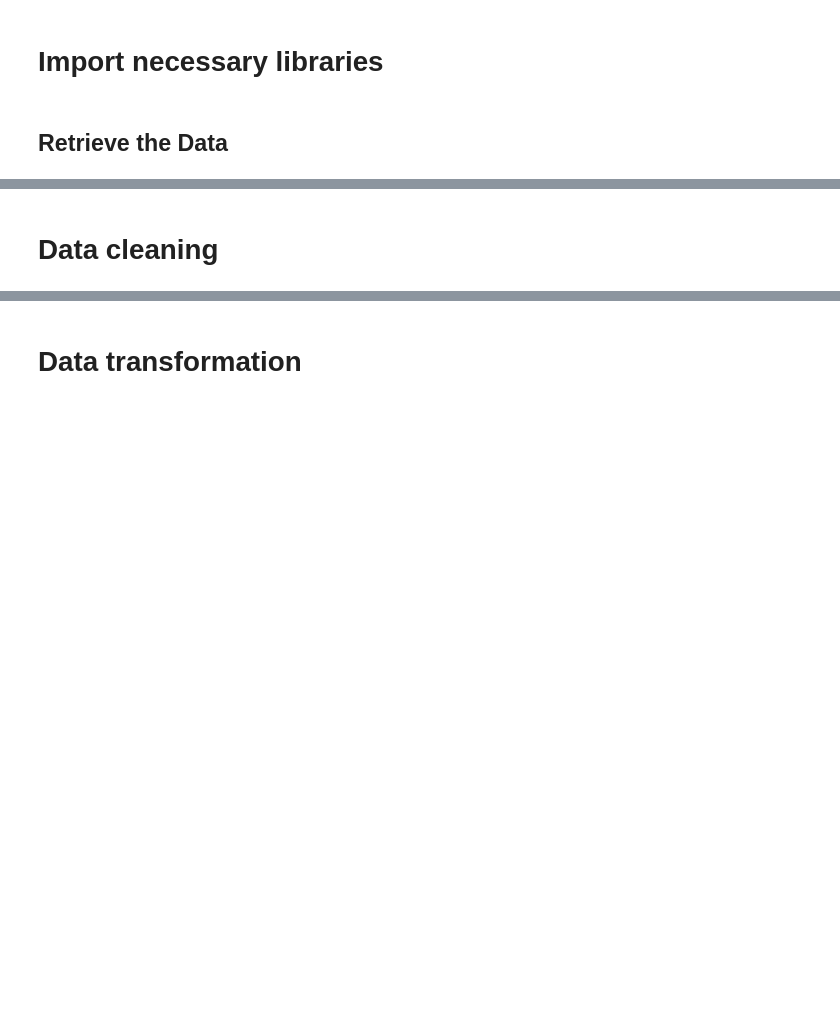
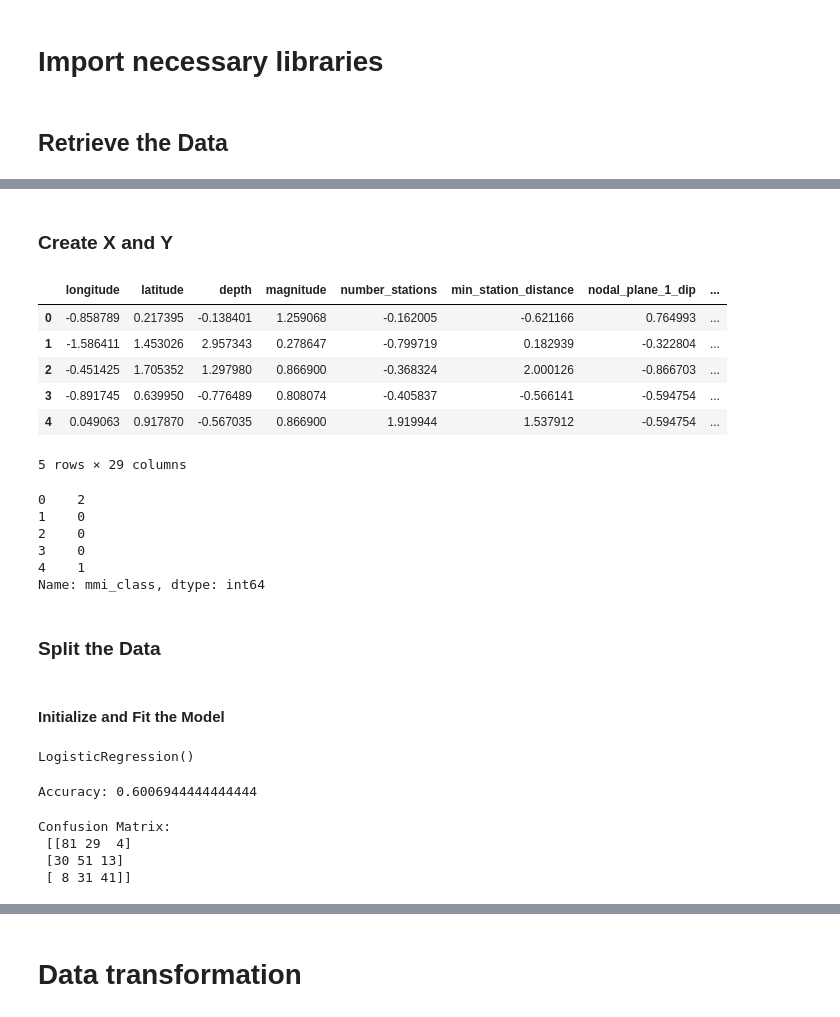
Before and after one commit to AI-Bootcamp-Class/project2, a Jupyter notebook: lr_model_predictions.ipynb, the cells around one changed output, grey strips where cells are left out. Drawn from its saved outputs; the diff is of its cells as text; code cells hidden in the pictures; blank space fills up the shorter version.

```diff
--- a/lr_model_predictions.ipynb
+++ b/lr_model_predictions.ipynb
@@ -25,2 +25,24 @@ client_secret = os.environ['']
+# %% [markdown]
+### Create X and Y
+# %%
+# Define features and target
+X = df.drop(columns='mmi_class', axis=1)
+y = df['mmi_class']
+display(X.head())
+display(y[:5])
+# %% [output]
+|  | longitude | latitude | depth | magnitude | number_stations | min_station_distance | nodal_plane_1_dip | ... |
+| 0 | -0.858789 | 0.217395 | -0.138401 | 1.259068 | -0.162005 | -0.621166 | 0.764993 | ... |
+| 1 | -1.586411 | 1.453026 | 2.957343 | 0.278647 | -0.799719 | 0.182939 | -0.322804 | ... |
+| 2 | -0.451425 | 1.705352 | 1.297980 | 0.866900 | -0.368324 | 2.000126 | -0.866703 | ... |
+| 3 | -0.891745 | 0.639950 | -0.776489 | 0.808074 | -0.405837 | -0.566141 | -0.594754 | ... |
+| 4 | 0.049063 | 0.917870 | -0.567035 | 0.866900 | 1.919944 | 1.537912 | -0.594754 | ... |
+5 rows × 29 columns
+0    2
+1    0
+2    0
+3    0
+4    1
+Name: mmi_class, dtype: int64
 # %% [markdown]
-# Data cleaning
+### Split the Data
@@ -26,0 +52,10 @@ client_secret = os.environ['']
+# %% [markdown]
+#### Initialize and Fit the Model
+# %%
+# Initialize the model
+logreg = LogisticRegression()
+
+# Train the model
+logreg.fit(X_train, y_train)
+# %% [output]
+LogisticRegression()
@@ -26,0 +65,16 @@ client_secret = os.environ['']
+# %%
+# Evaluate the model
+accuracy = accuracy_score(y_test, y_pred)
+print('Accuracy:', accuracy)
+# %% [output]
+Accuracy: 0.6006944444444444
+# %%
+# Classification report and Model Evaluation
+
+cm = confusion_matrix(y_test, y_pred)
+print('Confusion Matrix:\n', cm)
+# %% [output]
+Confusion Matrix:
+ [[81 29  4]
+ [30 51 13]
+ [ 8 31 41]]
```
Also changed, not shown: parts of 9 cells of this notebook.
